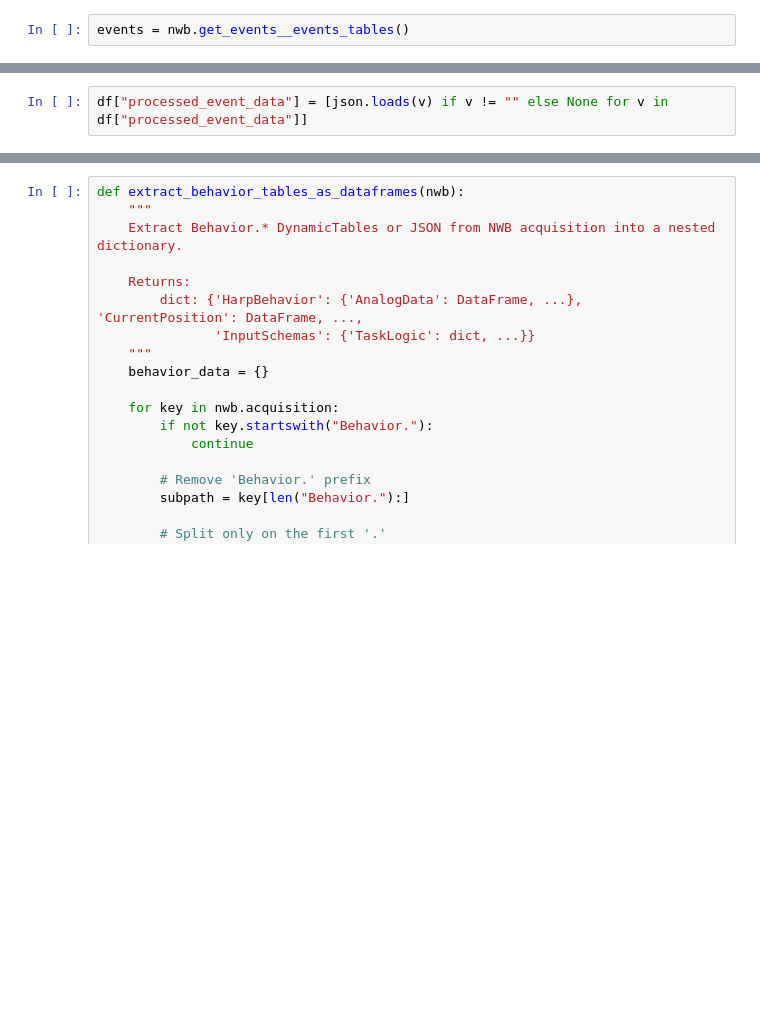
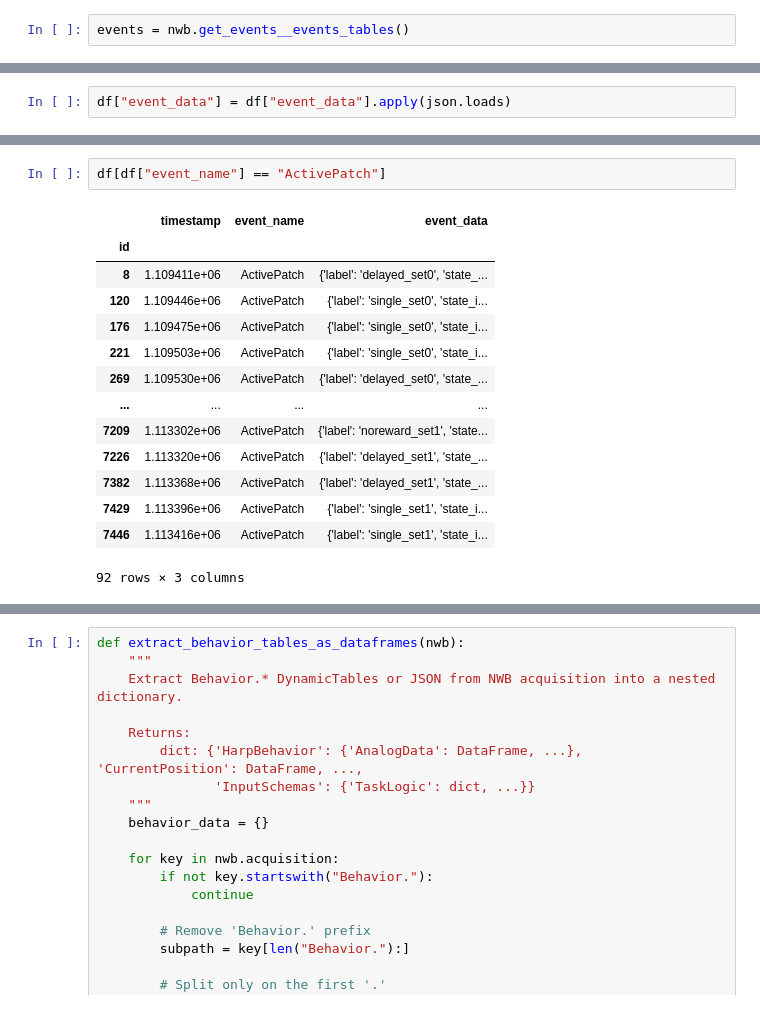
Before and after one commit to AllenNeuralDynamics/aind-vr-foraging-processing-nwb-packaging, a Jupyter notebook: code/evalute_nwb.ipynb, the cells around one changed output, grey strips where cells are left out. Saved outputs shown, nothing was run; the diff lists cells and outputs as text; blank space fills up the shorter version.

Commit message:
Edited datasets.json, evalute_nwb.ipynb

```diff
--- a/code/evalute_nwb.ipynb
+++ b/code/evalute_nwb.ipynb
@@ -40,2 +41,2 @@ array(['true', '200', '96', 'false', ''], dtype=object)
 # %%
-df["processed_event_data"] = [json.loads(v) if v != "" else None for v in df["processed_event_data"]]
+df["event_data"] = df["event_data"].apply(json.loads)
@@ -85 +60,18 @@ df[df["event_name"] == "Lick"]
+# %%
+df[df["event_name"] == "ActivePatch"]
+# %% [output]
+|  | timestamp | event_name | event_data |
+| id |  |  |  |
+| 8 | 1.109411e+06 | ActivePatch | {'label': 'delayed_set0', 'state_... |
+| 120 | 1.109446e+06 | ActivePatch | {'label': 'single_set0', 'state_i... |
+| 176 | 1.109475e+06 | ActivePatch | {'label': 'single_set0', 'state_i... |
+| 221 | 1.109503e+06 | ActivePatch | {'label': 'single_set0', 'state_i... |
+| 269 | 1.109530e+06 | ActivePatch | {'label': 'delayed_set0', 'state_... |
+| ... | ... | ... | ... |
+| 7209 | 1.113302e+06 | ActivePatch | {'label': 'noreward_set1', 'state... |
+| 7226 | 1.113320e+06 | ActivePatch | {'label': 'delayed_set1', 'state_... |
+| 7382 | 1.113368e+06 | ActivePatch | {'label': 'delayed_set1', 'state_... |
+| 7429 | 1.113396e+06 | ActivePatch | {'label': 'single_set1', 'state_i... |
+| 7446 | 1.113416e+06 | ActivePatch | {'label': 'single_set1', 'state_i... |
+92 rows × 3 columns
 # %%
```
Also changed, not shown: parts of 34 cells of this notebook, 1 other file.
